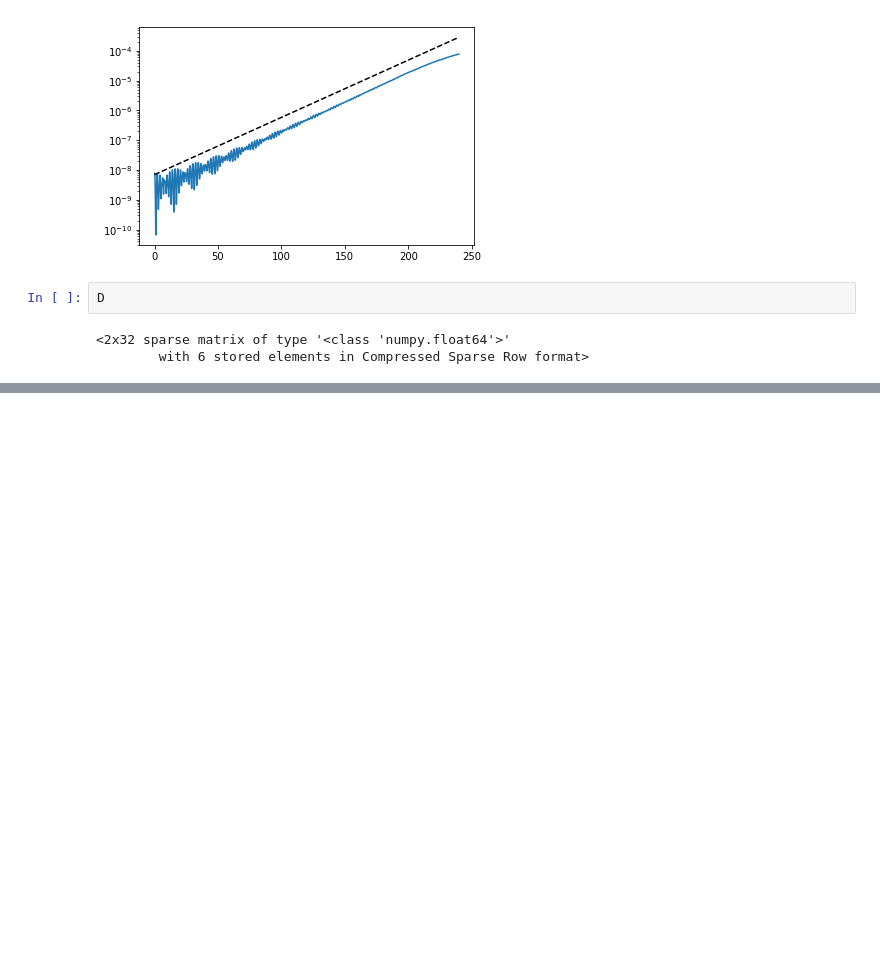
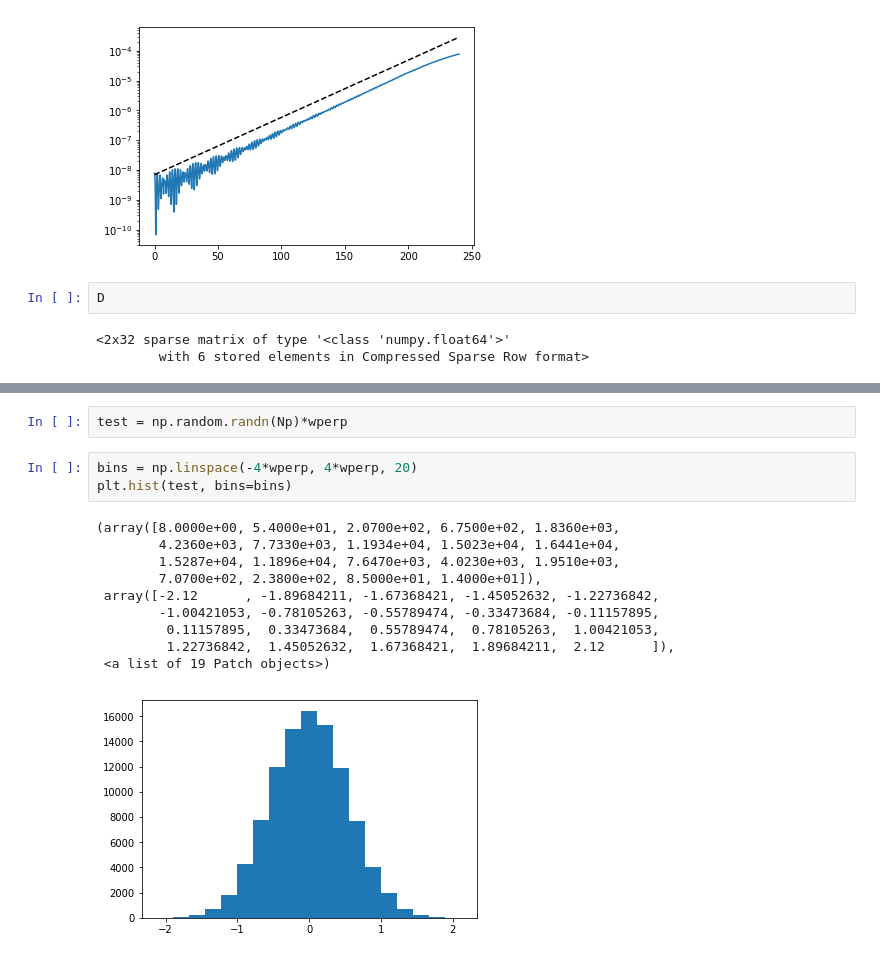
Before and after one commit to ratnania/mhd, a Jupyter notebook: 02_HybridModelling/HyCho.ipynb, the cells around one changed output, grey strips where cells are left out. Cells and saved outputs as stored; diff of their text form; blank space fills up the shorter version.

```diff
--- a/02_HybridModelling/HyCho.ipynb
+++ b/02_HybridModelling/HyCho.ipynb
@@ -616,0 +728,16 @@ NameError: name 'Bx' is not defined
+# %%
+test = np.random.randn(Np)*wperp
+# %%
+bins = np.linspace(-4*wperp, 4*wperp, 20)
+plt.hist(test, bins=bins)
+# %% [output]
+(array([8.0000e+00, 5.4000e+01, 2.0700e+02, 6.7500e+02, 1.8360e+03,
+        4.2360e+03, 7.7330e+03, 1.1934e+04, 1.5023e+04, 1.6441e+04,
+        1.5287e+04, 1.1896e+04, 7.6470e+03, 4.0230e+03, 1.9510e+03,
+        7.0700e+02, 2.3800e+02, 8.5000e+01, 1.4000e+01]),
+ array([-2.12      , -1.89684211, -1.67368421, -1.45052632, -1.22736842,
+        -1.00421053, -0.78105263, -0.55789474, -0.33473684, -0.11157895,
+         0.11157895,  0.33473684,  0.55789474,  0.78105263,  1.00421053,
+         1.22736842,  1.45052632,  1.67368421,  1.89684211,  2.12      ]),
+ <a list of 19 Patch objects>)
+[figure, added]
```
Also changed, not shown: parts of 7 cells of this notebook, 23 other files.
